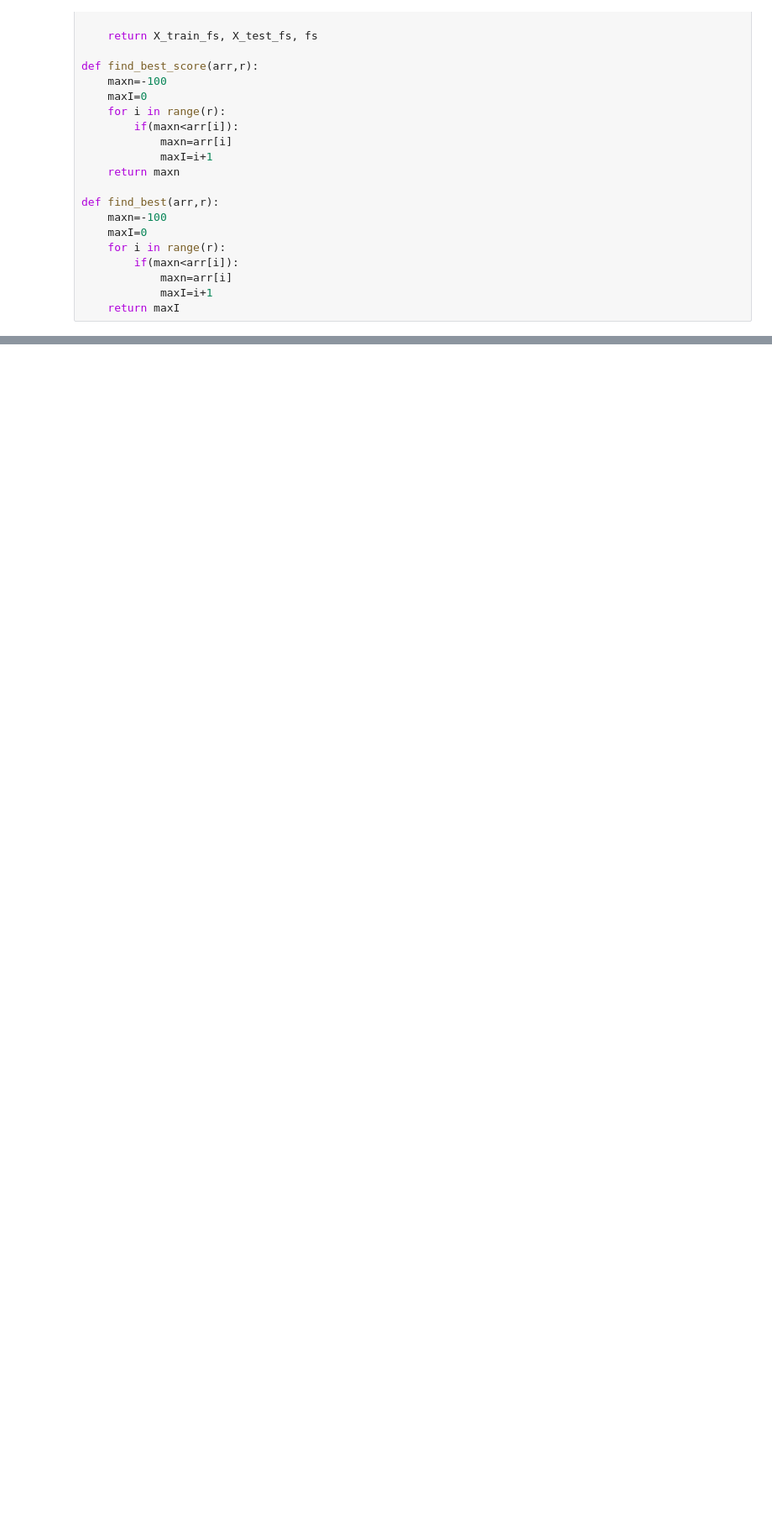
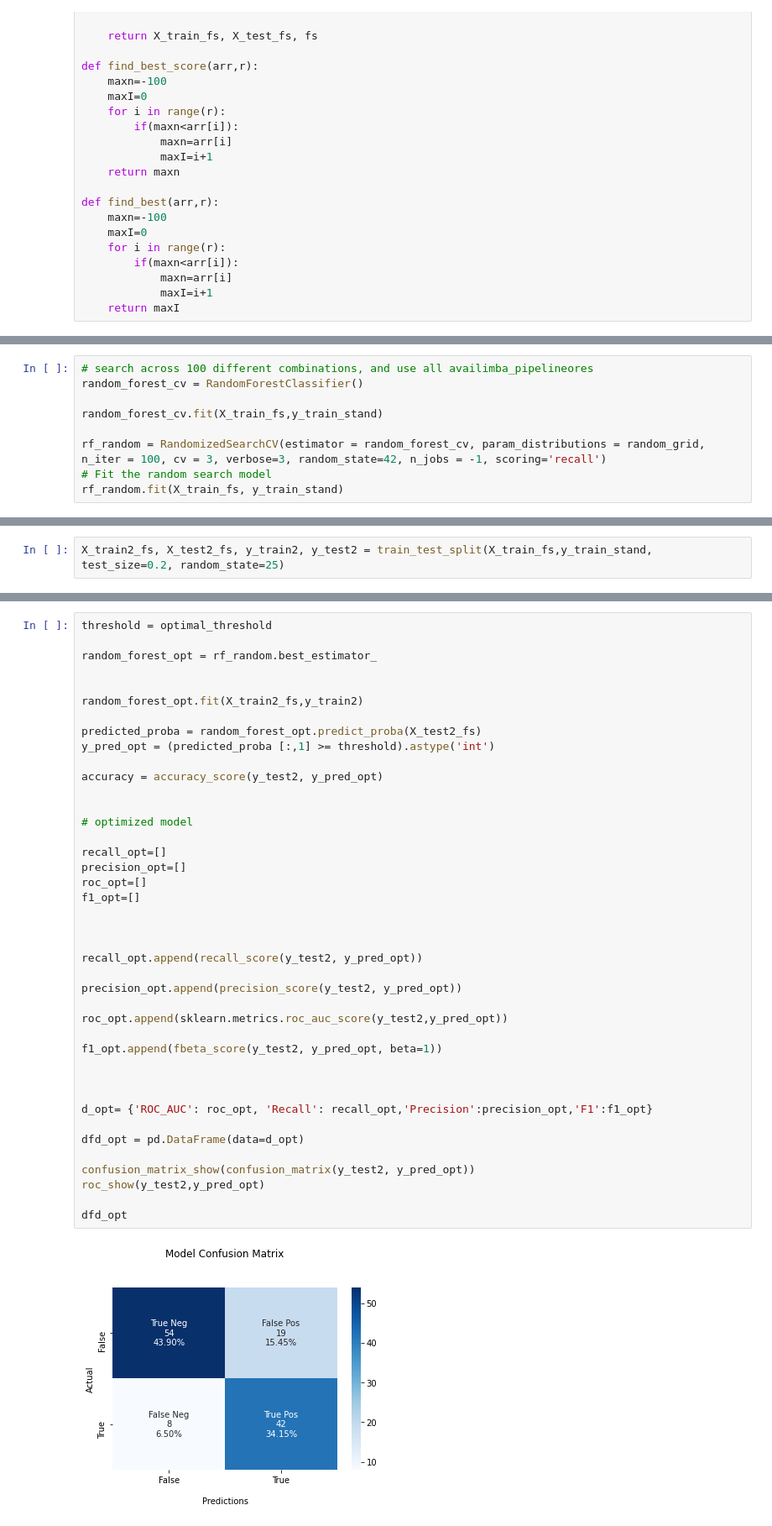
Before and after one commit to Aviost111/Diabetes_Predictions, a Jupyter notebook: DIABETES CLASSIFICATION PROJECT.ipynb, the cells around one changed output, grey strips where cells are left out. Shown at 84% size. Cells and saved outputs as stored; diff of their text form; blank space fills up the shorter version.

```diff
--- a/DIABETES CLASSIFICATION PROJECT.ipynb
+++ b/DIABETES CLASSIFICATION PROJECT.ipynb
@@ -672,0 +1022,9 @@ def find_best(arr,r):
+# %%
+# search across 100 different combinations, and use all availimba_pipelineores
+random_forest_cv = RandomForestClassifier()
+
+random_forest_cv.fit(X_train_fs,y_train_stand)
+
+rf_random = RandomizedSearchCV(estimator = random_forest_cv, param_distributions = random_grid, n_iter = 100, cv = 3, verbose=3, random_state=42, n_jobs = -1, scoring='recall')
+# Fit the random search model
+rf_random.fit(X_train_fs, y_train_stand)
@@ -672,0 +1092,2 @@ def find_best(arr,r):
+# %%
+X_train2_fs, X_test2_fs, y_train2, y_test2 = train_test_split(X_train_fs,y_train_stand, test_size=0.2, random_state=25)
@@ -672,0 +1144,43 @@ def find_best(arr,r):
+# %%
+threshold = optimal_threshold
+
+random_forest_opt = rf_random.best_estimator_
+
+
+random_forest_opt.fit(X_train2_fs,y_train2)
+
+predicted_proba = random_forest_opt.predict_proba(X_test2_fs)
+y_pred_opt = (predicted_proba [:,1] >= threshold).astype('int')
+
+accuracy = accuracy_score(y_test2, y_pred_opt)
+
+
+# optimized model
+
+recall_opt=[]
+precision_opt=[]
+roc_opt=[]
+f1_opt=[]
+
+
+
+recall_opt.append(recall_score(y_test2, y_pred_opt))
+
+precision_opt.append(precision_score(y_test2, y_pred_opt))
+
+roc_opt.append(sklearn.metrics.roc_auc_score(y_test2,y_pred_opt))
+
+f1_opt.append(fbeta_score(y_test2, y_pred_opt, beta=1))
+
+
+
+d_opt= {'ROC_AUC': roc_opt, 'Recall': recall_opt,'Precision':precision_opt,'F1':f1_opt}
+
+dfd_opt = pd.DataFrame(data=d_opt)
+
+confusion_matrix_show(confusion_matrix(y_test2, y_pred_opt))
+roc_show(y_test2,y_pred_opt)
+
+dfd_opt
+# %% [output]
+[figure, added]
```
Also changed, not shown: parts of 48 cells of this notebook, 1 other file.
